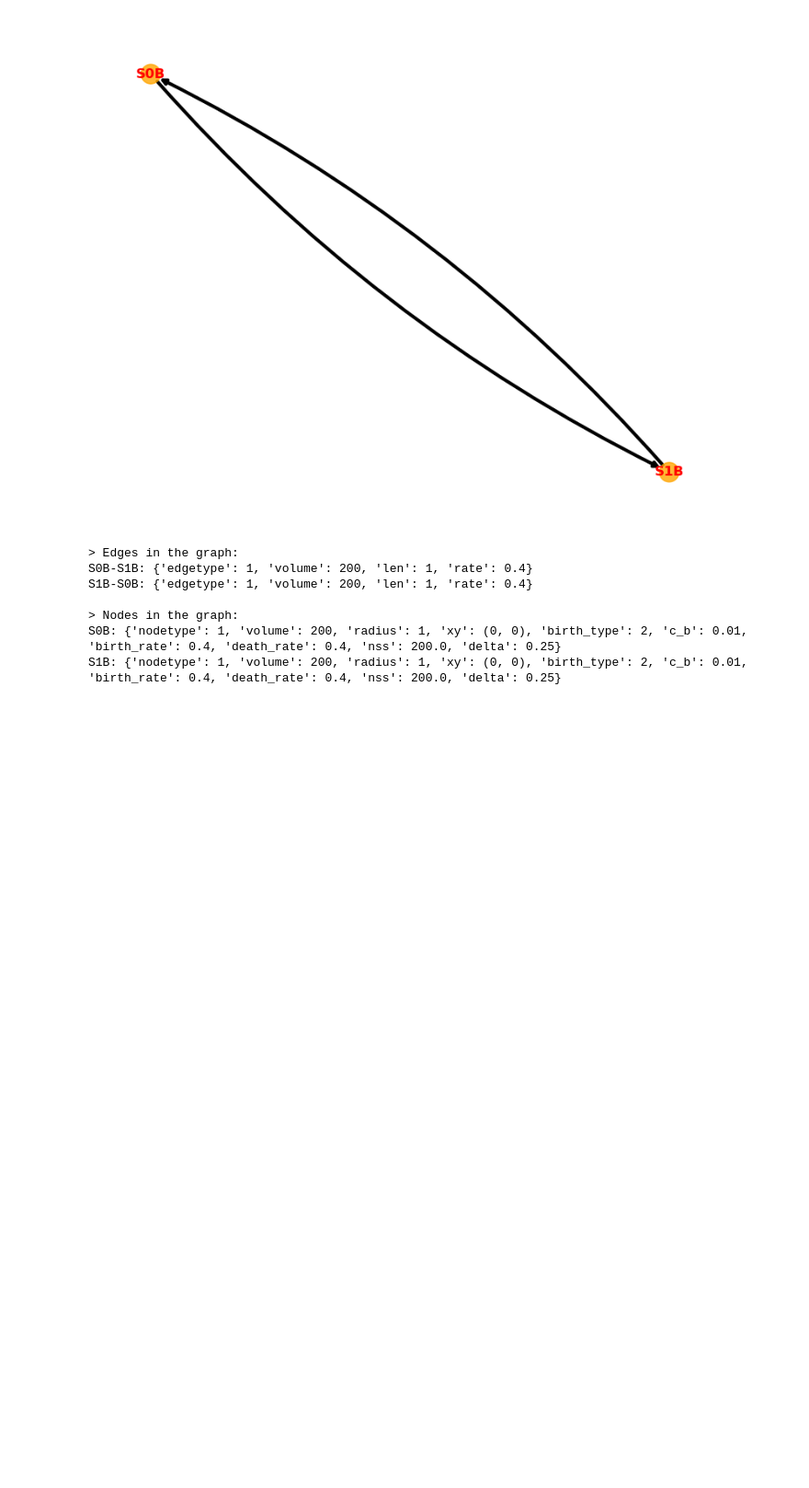
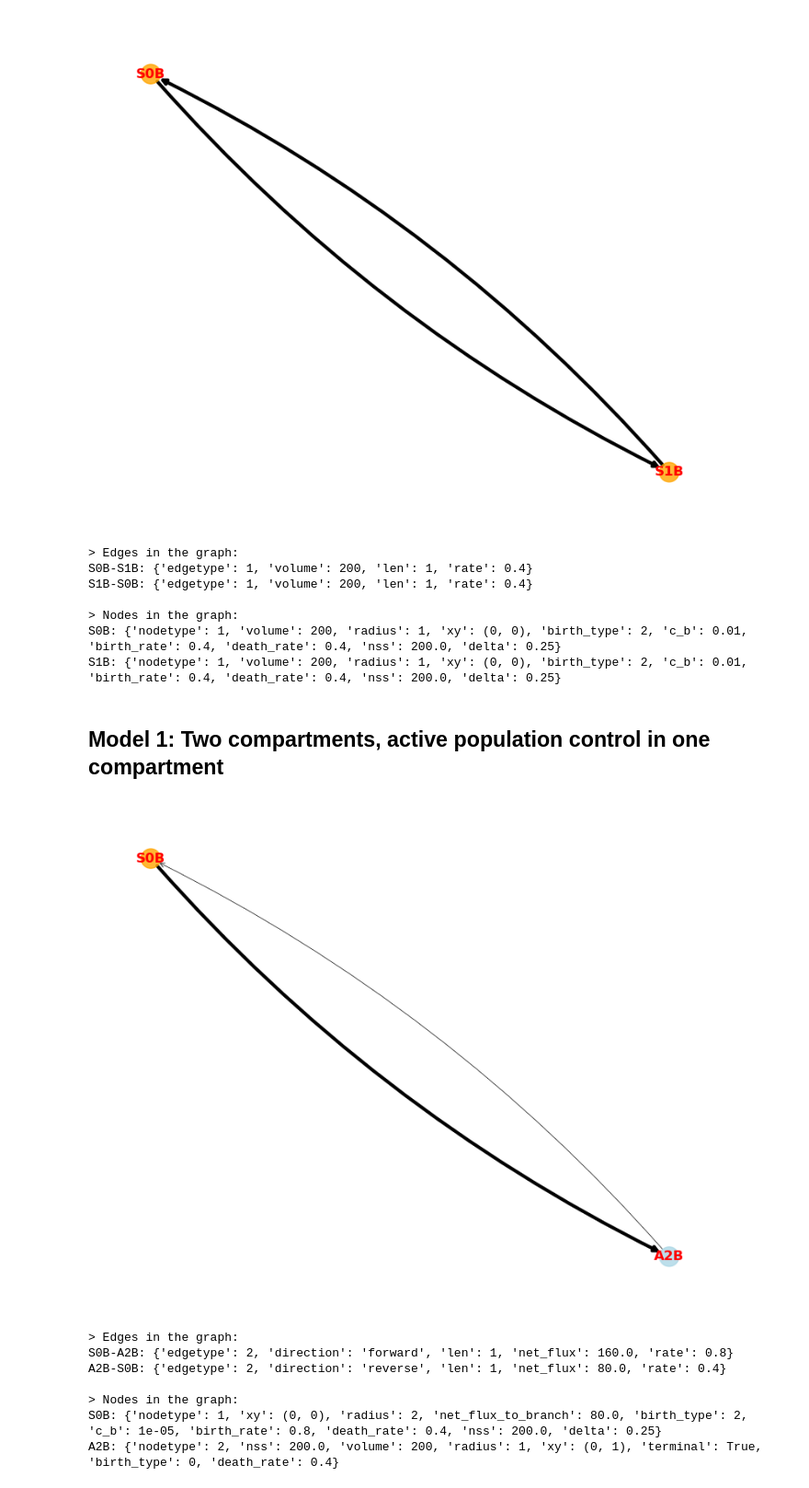
Before and after one commit to dkornai/SSD-in-Neurons, a Jupyter notebook: Two_compartment_models.ipynb, the cells around one changed output. Shown at 92% size. Saved outputs shown, nothing was run; the diff lists cells and outputs as text; code cells hidden in the pictures; blank space fills up the shorter version.

```diff
--- a/Two_compartment_models.ipynb
+++ b/Two_compartment_models.ipynb
@@ -53,3 +53,23 @@ S1B-S0B: {'edgetype': 1, 'volume': 200, 'len': 1, 'rate': 0.4}
 > Nodes in the graph:
 S0B: {'nodetype': 1, 'volume': 200, 'radius': 1, 'xy': (0, 0), 'birth_type': 2, 'c_b': 0.01, 'birth_rate': 0.4, 'death_rate': 0.4, 'nss': 200.0, 'delta': 0.25}
 S1B: {'nodetype': 1, 'volume': 200, 'radius': 1, 'xy': (0, 0), 'birth_type': 2, 'c_b': 0.01, 'birth_rate': 0.4, 'death_rate': 0.4, 'nss': 200.0, 'delta': 0.25}
+# %% [markdown]
+## Model 1: Two compartments, active population control in one compartment
+# %%
+G = load_pickled_neuron_graph(f'neuron_graphs/model_1.pkl')
+
+plot_simulator_graph(G)
+
+print('\n> Edges in the graph:')
+for u, v, data in G.edges(data = True): print(f'{u}-{v}: {data}')
+print('\n> Nodes in the graph:')
+for node, data in G.nodes(data = True): print(f'{node}: {data}')
+# %% [output]
+[figure, added]
+> Edges in the graph:
+S0B-A2B: {'edgetype': 2, 'direction': 'forward', 'len': 1, 'net_flux': 160.0, 'rate': 0.8}
+A2B-S0B: {'edgetype': 2, 'direction': 'reverse', 'len': 1, 'net_flux': 80.0, 'rate': 0.4}
+
+> Nodes in the graph:
+S0B: {'nodetype': 1, 'xy': (0, 0), 'radius': 2, 'net_flux_to_branch': 80.0, 'birth_type': 2, 'c_b': 1e-05, 'birth_rate': 0.8, 'death_rate': 0.4, 'nss': 200.0, 'delta': 0.25}
+A2B: {'nodetype': 2, 'nss': 200.0, 'volume': 200, 'radius': 1, 'xy': (0, 1), 'terminal': True, 'birth_type': 0, 'death_rate': 0.4}
```
Also changed, not shown: 2 other files.
